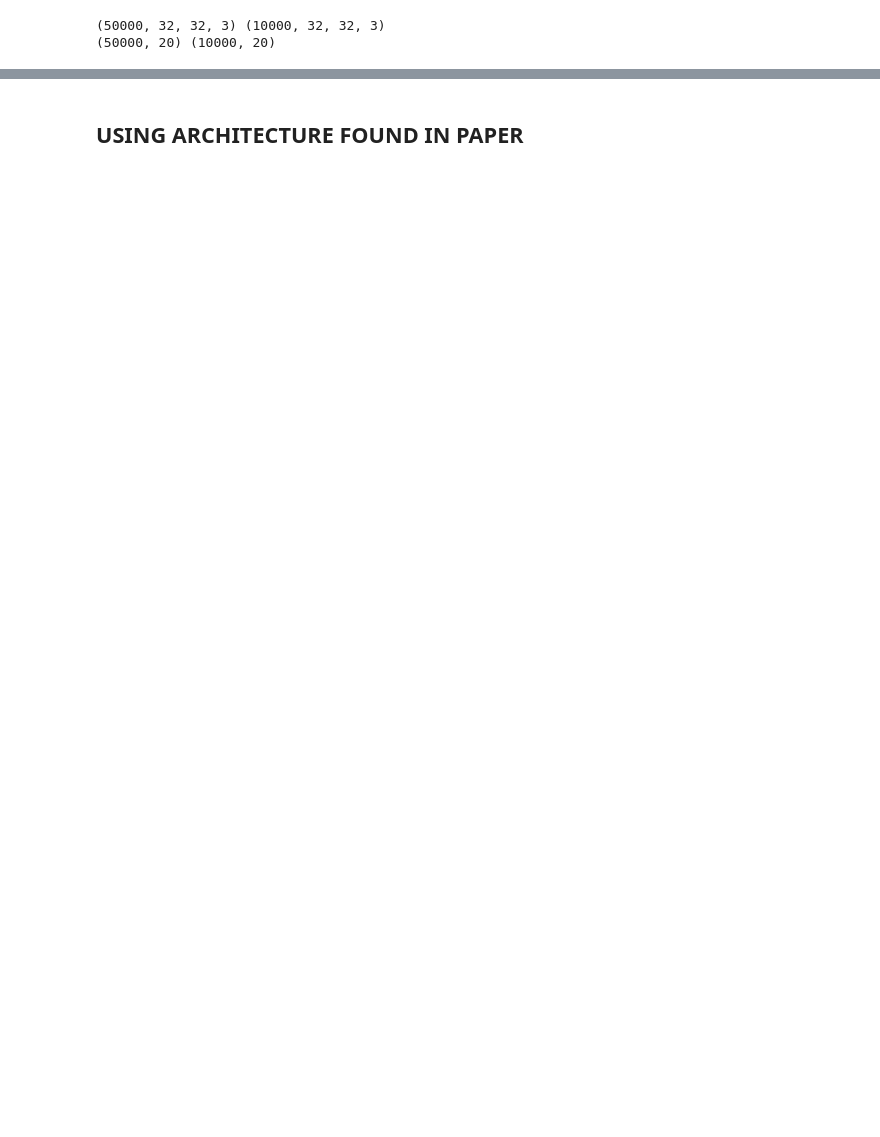
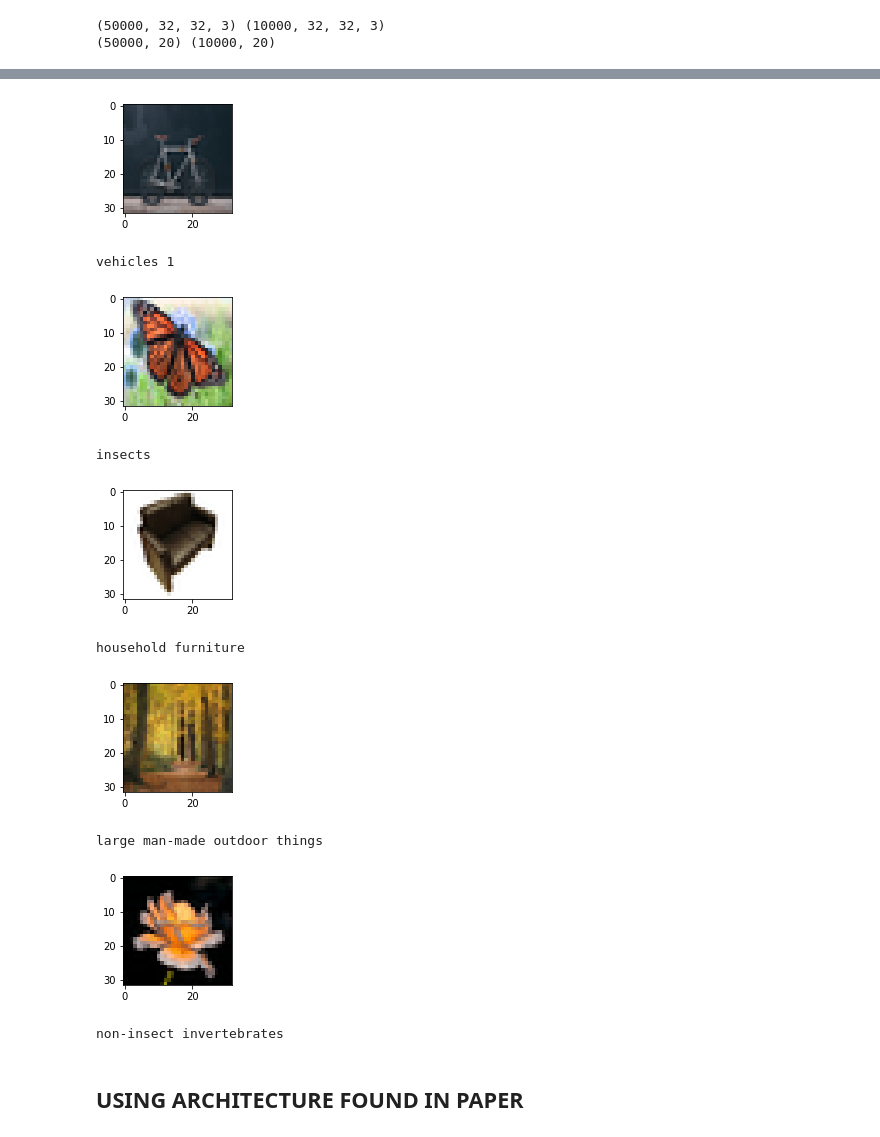
Before and after one commit to malet-ds/GlobalAIHubDLCourse, a Jupyter notebook: project/Project_Image_Classification.ipynb, the cells around one changed output, grey strips where cells are left out. Cells and saved outputs as stored; diff of their text form; code cells hidden in the pictures; blank space fills up the shorter version.

```diff
--- a/project/Project_Image_Classification.ipynb
+++ b/project/Project_Image_Classification.ipynb
@@ -309,7 +319,7 @@ model = VGG16(include_top=False, input_shape=(32, 32, 3))
 # add new classifier layers
 flat1 = Flatten()(model.layers[-1].output)
 class1 = Dense(1024, activation='relu')(flat1)
-output = Dense(10, activation='softmax')(class1)
+output = Dense(20, activation='softmax')(class1)
 # define new model
 model = Model(inputs=model.inputs, outputs=output)
 # summarize
@@ -369,0 +408,9 @@ model.fit(x_train, y_train,
+# %%
+print('PREDICTED CLASS \t\t\t ACTUAL CLASS')
+for i in range(10):
+    data = x_test[i,:,:,:]
+    data = data.reshape(1,data.shape[0],data.shape[1],data.shape[2])
+    prediction = model.predict(data)
+    predicted_class = np.where(prediction[0] == np.max(prediction[0]))[0][0]
+    actual_class = np.where(y_test[i]==1)[0][0]
+    print('{:39}  {}'.format(labels[predicted_class],labels[actual_class]))
@@ -370,2 +429,33 @@ model.fit(x_train, y_train,
+# %%
+im_size = 32
+
+images = ['pictures/bicycle.jpg','pictures/butterfly.jpg','pictures/couch.jpg','pictures/forest.jpg','pictures/rose.jpg']
+
+for img in images:
+    image = Image.open(img)
+    image = image.resize((im_size,im_size), Image.ANTIALIAS)
+    data = asarray(image)
+    fig = plt.figure(figsize=(2, 2))
+    plt.imshow(data/255)
+    plt.show()
+    # Perform preprocessing
+    image = asarray(image)
+    image = image.reshape((1, image.shape[0], image.shape[1], image.shape[2]))
+    image = preprocess_input(image)
+    # Predict label of the downloaded images using trained model
+    pred = model.predict(image)
+    predicted_class = np.where(pred[0] == np.max(pred[0]))[0][0]
+    print('{}'.format(labels[predicted_class]))
+# %% [output]
+[figure, added]
+vehicles 1
+[figure, added]
+insects
+[figure, added]
+household furniture
+[figure, added]
+large man-made outdoor things
+[figure, added]
+non-insect invertebrates
 # %% [markdown]
 ## USING ARCHITECTURE FOUND IN PAPER
```
Also changed, not shown: parts of 11 cells of this notebook.
